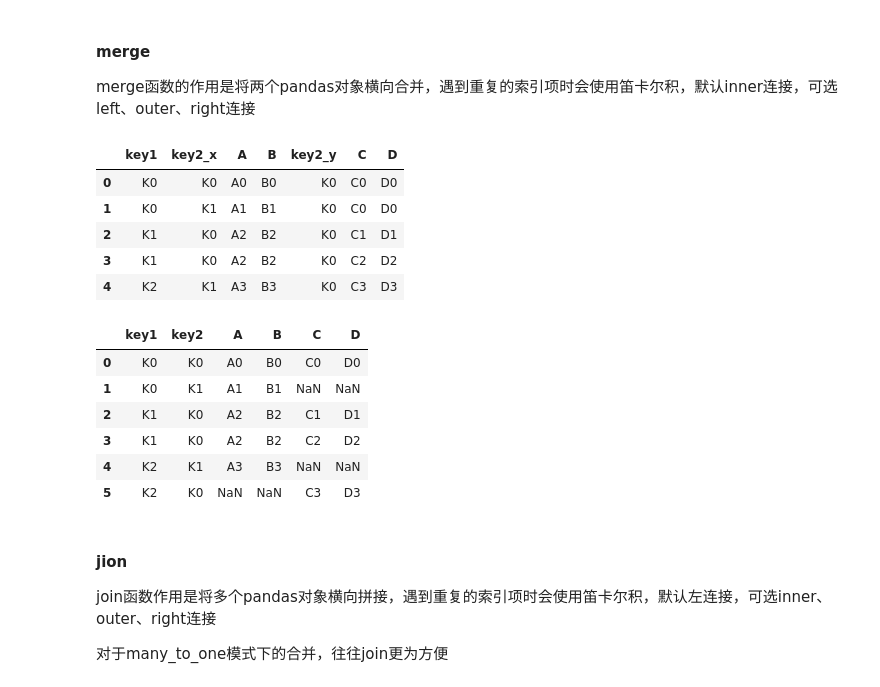
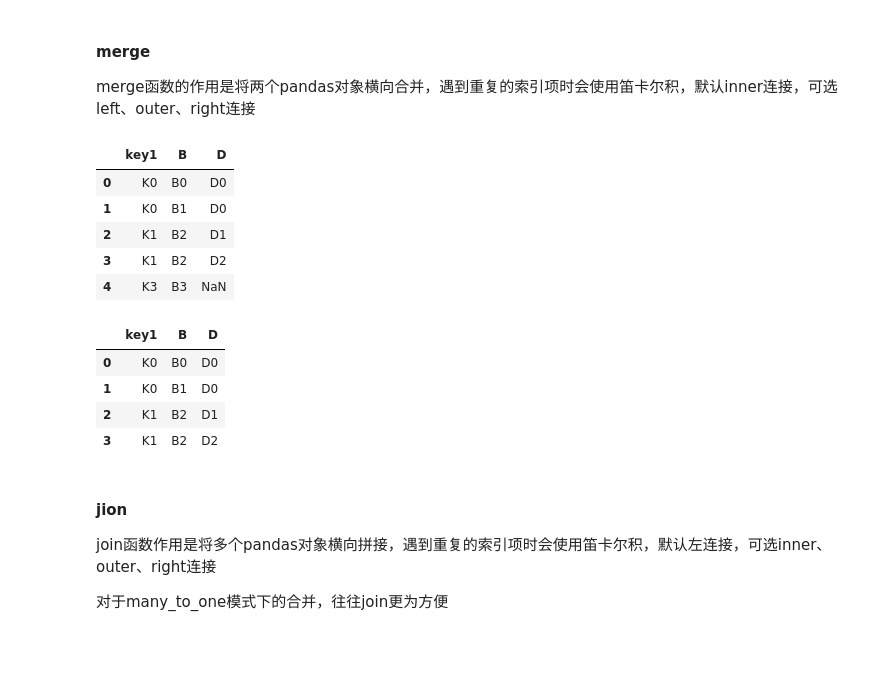
Before and after one commit to maoweixy/AI, a Jupyter notebook: Snippet/Pandas_Snippet.ipynb, the cells around one changed output. Drawn from its saved outputs; the diff is of its cells as text; code cells hidden in the pictures; blank space fills up the shorter version.

```diff
--- a/Snippet/Pandas_Snippet.ipynb
+++ b/Snippet/Pandas_Snippet.ipynb
@@ -1251,39 +1310,38 @@ https://pandas.pydata.org/pandas-docs/stable/user_guide/merging.html
 merge函数的作用是将两个pandas对象横向合并，遇到重复的索引项时会使用笛卡尔积，默认inner连接，可选left、outer、right连接
 # %%
 
-left = pd.DataFrame({'key1': ['K0', 'K0', 'K1', 'K2'],
-                     'key2': ['K0', 'K1', 'K0', 'K1'],
-                      'A': ['A0', 'A1', 'A2', 'A3'],
+left = pd.DataFrame({'key1': ['K0', 'K0', 'K1', 'K3'],
+#                      'key2': ['K0', 'K1', 'K0', 'K1'],
+#                       'A': ['A0', 'A1', 'A2', 'A3'],
                       'B': ['B0', 'B1', 'B2', 'B3']})
 right = pd.DataFrame({'key1': ['K0', 'K1', 'K1', 'K2'],
-                      'key2': ['K0', 'K0', 'K0', 'K0'],
-                      'C': ['C0', 'C1', 'C2', 'C3'],
+#                       'key2': ['K0', 'K0', 'K0', 'K0'],
+#                       'C': ['C0', 'C1', 'C2', 'C3'],
                       'D': ['D0', 'D1', 'D2', 'D3']})
 right2 = pd.DataFrame({'key1': ['K0', 'K1', 'K1', 'K2'],
                       'key2': ['K0', 'K0', 'K0', 'K0'],
                       'C': ['C0', 'C1', 'C2', 'C3']})
 
 # 以key1为准则连接，如果具有相同的列，则默认suffixes=('_x','_y')
-pd.merge(left, right, on='key1')
+left.merge(right, on='key1', how='left')
+left.merge(right, on='key1')
 
 
 # 默认使用inner连接，因为merge只能横向拼接，所以取行向上keys的交集，下面看如果使用how=outer参数
 # 注意：这里的how就是concat的join
-pd.merge(left, right, how='outer', on=['key1','key2'])
+# pd.merge(left, right, how='outer', on=['key1','key2'])
 # %% [output]
-|  | key1 | key2_x | A | B | key2_y | C | D |
-| 0 | K0 | K0 | A0 | B0 | K0 | C0 | D0 |
-| 1 | K0 | K1 | A1 | B1 | K0 | C0 | D0 |
-| 2 | K1 | K0 | A2 | B2 | K0 | C1 | D1 |
-| 3 | K1 | K0 | A2 | B2 | K0 | C2 | D2 |
-| 4 | K2 | K1 | A3 | B3 | K0 | C3 | D3 |
+|  | key1 | B | D |
+| 0 | K0 | B0 | D0 |
+| 1 | K0 | B1 | D0 |
+| 2 | K1 | B2 | D1 |
+| 3 | K1 | B2 | D2 |
+| 4 | K3 | B3 | NaN |
-|  | key1 | key2 | A | B | C | D |
-| 0 | K0 | K0 | A0 | B0 | C0 | D0 |
-| 1 | K0 | K1 | A1 | B1 | NaN | NaN |
-| 2 | K1 | K0 | A2 | B2 | C1 | D1 |
-| 3 | K1 | K0 | A2 | B2 | C2 | D2 |
-| 4 | K2 | K1 | A3 | B3 | NaN | NaN |
-| 5 | K2 | K0 | NaN | NaN | C3 | D3 |
+|  | key1 | B | D |
+| 0 | K0 | B0 | D0 |
+| 1 | K0 | B1 | D0 |
+| 2 | K1 | B2 | D1 |
+| 3 | K1 | B2 | D2 |
 # %% [markdown]
 #### jion
 
```
Also changed, not shown: parts of 61 cells of this notebook, 7 other files.
